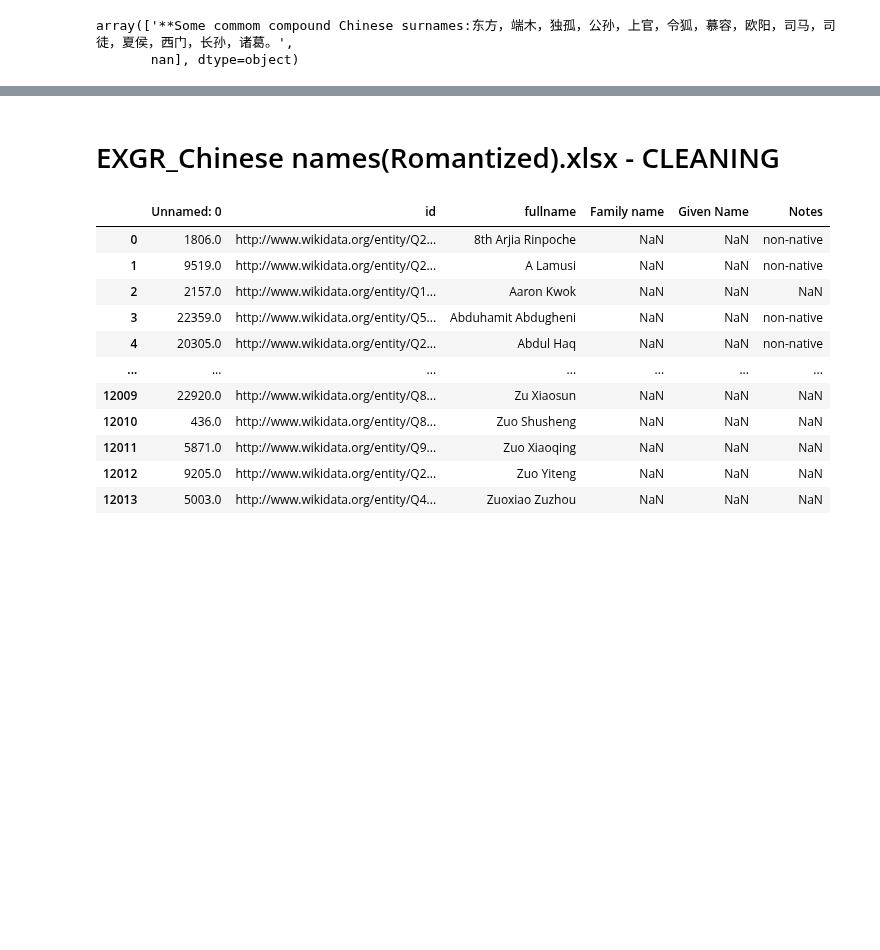
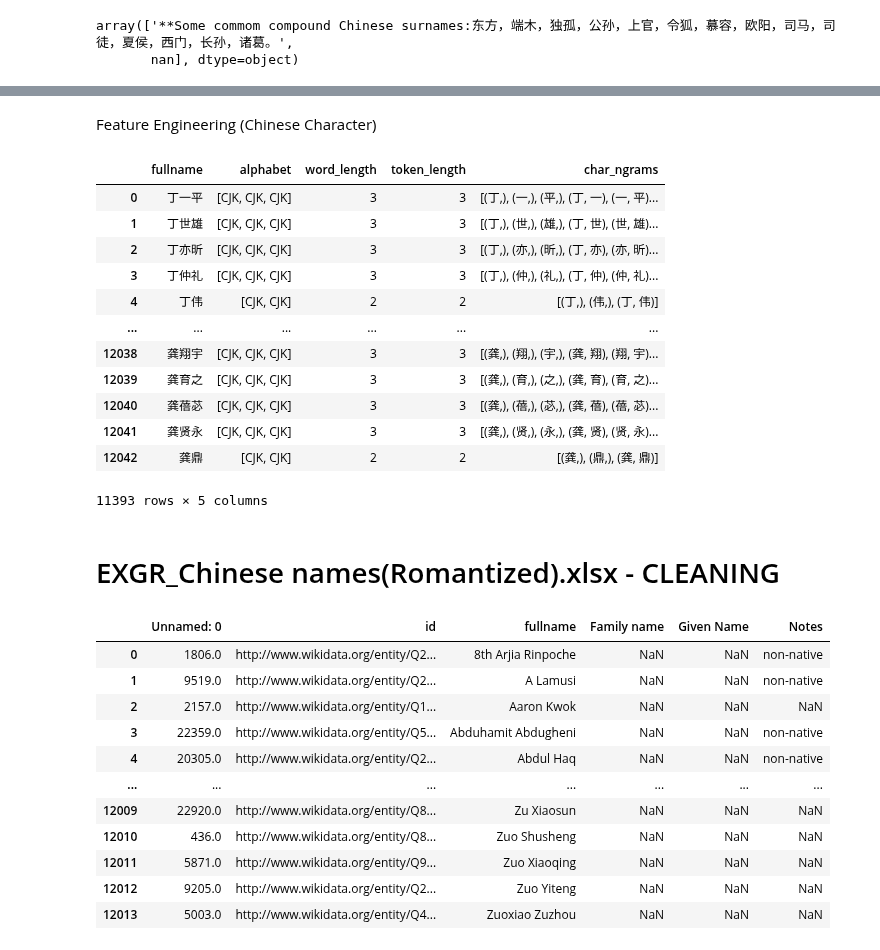
Before and after one commit to Exiger-project/Name_Of_Origin_Project-, a Jupyter notebook: ChineseVietNames.ipynb, the cells around one changed output, grey strips where cells are left out. Saved outputs shown, nothing was run; the diff lists cells and outputs as text; code cells hidden in the pictures; blank space fills up the shorter version.

```diff
--- a/ChineseVietNames.ipynb
+++ b/ChineseVietNames.ipynb
@@ -135,3 +132,34 @@ array(['**Some commom compound Chinese surnames:东方，端木，独孤，公
+# %%
+cnchar_df.drop(columns = ['Unnamed: 0', 'id', 'Family name', 'Given Name', 'Notes' ,'Unnamed: 6'], inplace = True)
+# cnchar_df
+# %% [markdown]
+Feature Engineering (Chinese Character)
+# %%
+cnchar_df['alphabet'] = cnchar_df['fullname'].apply(langname)
+# cnchar_df
+# %%
+cnchar_df['word_length'] = cnchar_df['fullname'].apply(get_name_length)
+# cnchar_df
+# %%
+cnchar_df['token_length'] = cnchar_df['fullname'].apply(calculate_token_length)
+# cnchar_df
+# %%
+cnchar_df['char_ngrams'] = cnchar_df['fullname'].apply(generate_char_ngrams)
+cnchar_df
+# %% [output]
+|  | fullname | alphabet | word_length | token_length | char_ngrams |
+| 0 | 丁一平 | [CJK, CJK, CJK] | 3 | 3 | [(丁,), (一,), (平,), (丁, 一), (一, 平)... |
+| 1 | 丁世雄 | [CJK, CJK, CJK] | 3 | 3 | [(丁,), (世,), (雄,), (丁, 世), (世, 雄)... |
+| 2 | 丁亦昕 | [CJK, CJK, CJK] | 3 | 3 | [(丁,), (亦,), (昕,), (丁, 亦), (亦, 昕)... |
+| 3 | 丁仲礼 | [CJK, CJK, CJK] | 3 | 3 | [(丁,), (仲,), (礼,), (丁, 仲), (仲, 礼)... |
+| 4 | 丁伟 | [CJK, CJK] | 2 | 2 | [(丁,), (伟,), (丁, 伟)] |
+| ... | ... | ... | ... | ... | ... |
+| 12038 | 龚翔宇 | [CJK, CJK, CJK] | 3 | 3 | [(龚,), (翔,), (宇,), (龚, 翔), (翔, 宇)... |
+| 12039 | 龚育之 | [CJK, CJK, CJK] | 3 | 3 | [(龚,), (育,), (之,), (龚, 育), (育, 之)... |
+| 12040 | 龚蓓苾 | [CJK, CJK, CJK] | 3 | 3 | [(龚,), (蓓,), (苾,), (龚, 蓓), (蓓, 苾)... |
+| 12041 | 龚贤永 | [CJK, CJK, CJK] | 3 | 3 | [(龚,), (贤,), (永,), (龚, 贤), (贤, 永)... |
+| 12042 | 龚鼎 | [CJK, CJK] | 2 | 2 | [(龚,), (鼎,), (龚, 鼎)] |
+11393 rows × 5 columns
 # %% [markdown]
 EXGR_Chinese names(Romantized).xlsx - CLEANING
 ===
```
Also changed, not shown: parts of 25 cells of this notebook.
